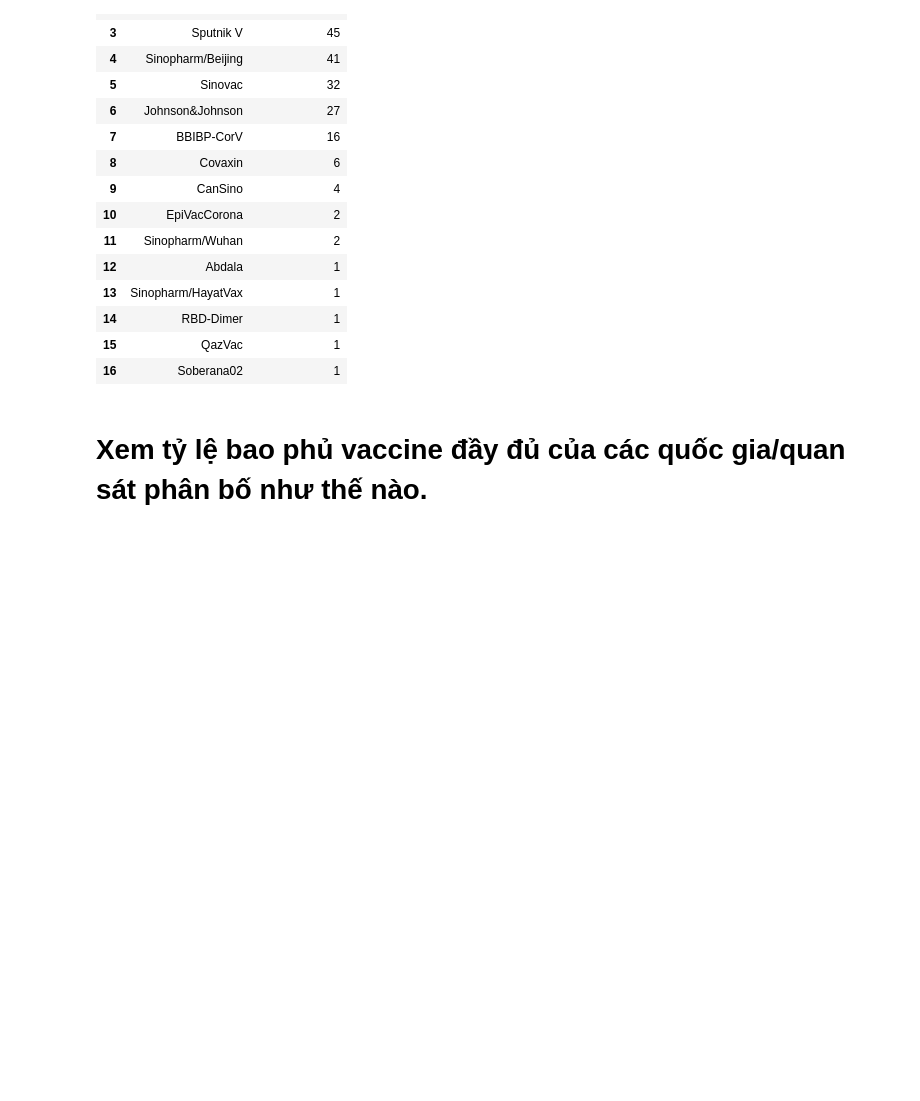
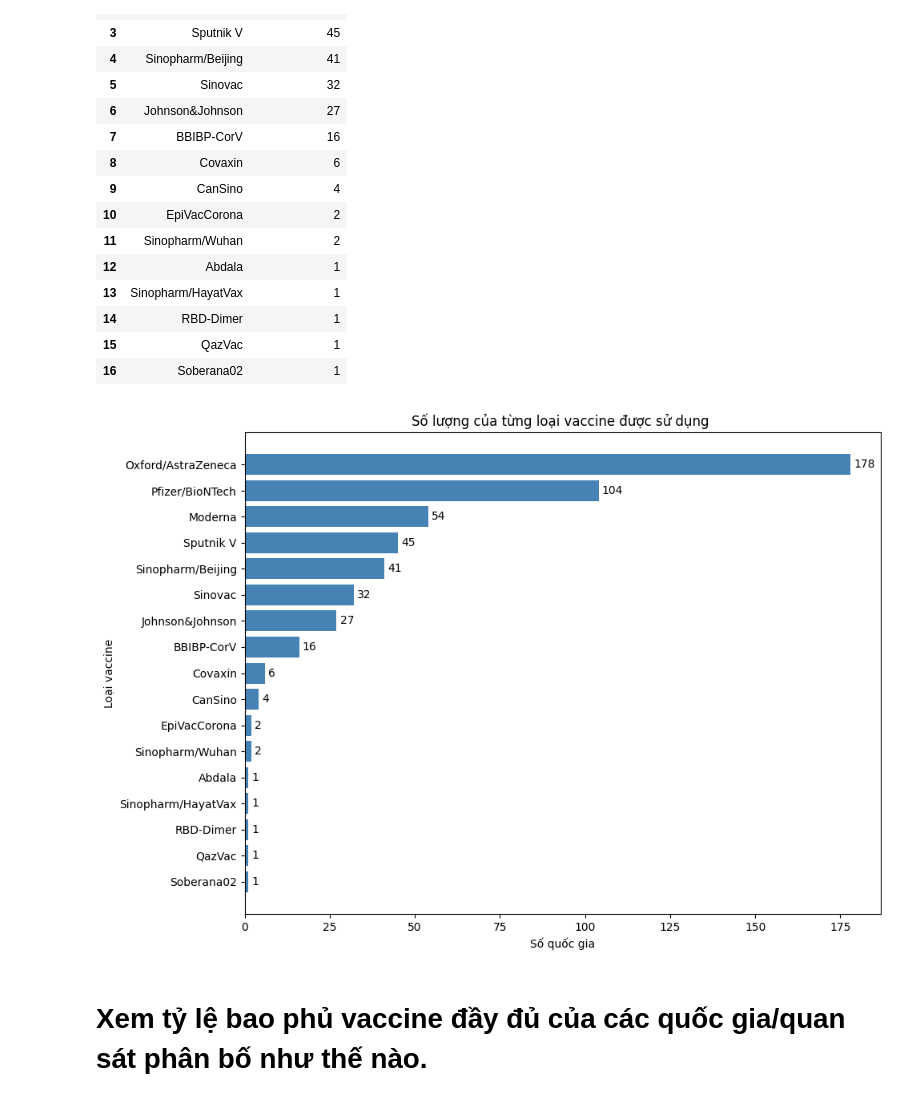
Before and after one commit to zkqqd/covid19-vaccination-progress-viz, a Jupyter notebook: Source/EDA/EDA.ipynb, the cells around one changed output. Saved outputs shown, nothing was run; the diff lists cells and outputs as text; code cells hidden in the pictures; blank space fills up the shorter version.

```diff
--- a/Source/EDA/EDA.ipynb
+++ b/Source/EDA/EDA.ipynb
@@ -197,6 +195,25 @@ display(vaccine_popularity)
 | 14 | RBD-Dimer | 1 |
 | 15 | QazVac | 1 |
 | 16 | Soberana02 | 1 |
+# %%
+import matplotlib.pyplot as plt
+
+plt.figure(figsize=(10, 7))
+plt.barh(vaccine_popularity['vaccine_names'],
+         vaccine_popularity['country_count'],
+         color='steelblue')
+plt.gca().invert_yaxis()
+plt.xlabel('Số quốc gia')
+plt.ylabel('Loại vaccine')
+plt.title('Số lượng của từng loại vaccine được sử dụng ')
+
+for i, v in enumerate(vaccine_popularity['country_count']):
+    plt.text(v + 1, i, str(v), va='center')
+
+plt.tight_layout()
+plt.show()
+# %% [output]
+[figure, added]
 # %% [markdown]
 # Xem tỷ lệ bao phủ vaccine đầy đủ của các quốc gia/quan sát phân bố như thế nào.
 # %%
```
Also changed, not shown: parts of 7 cells of this notebook, 5 other files.
